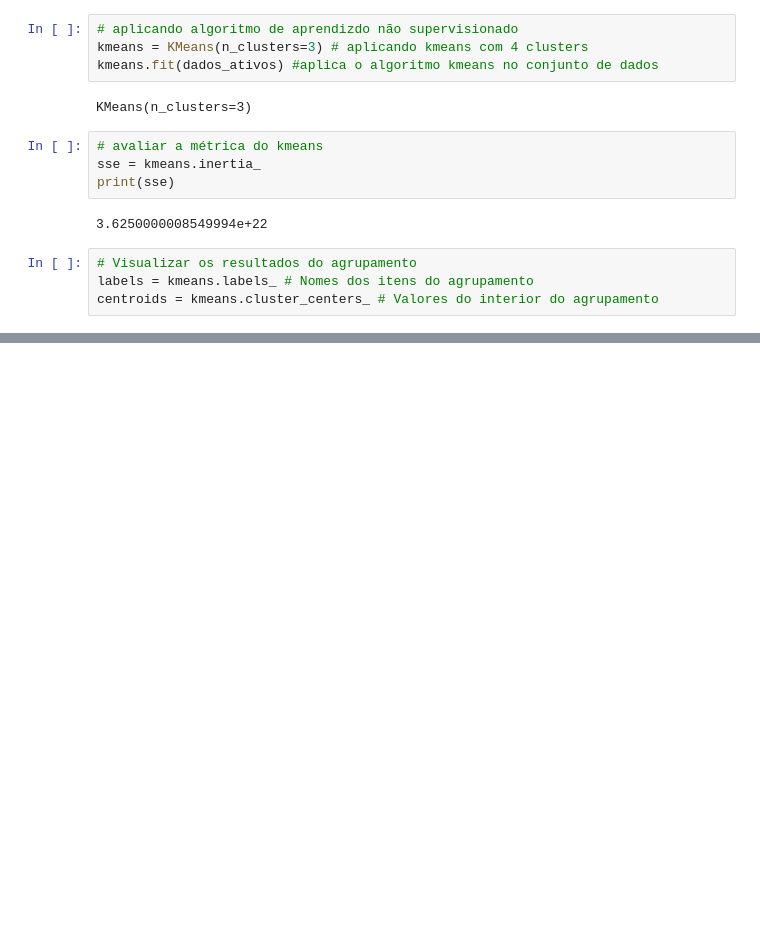
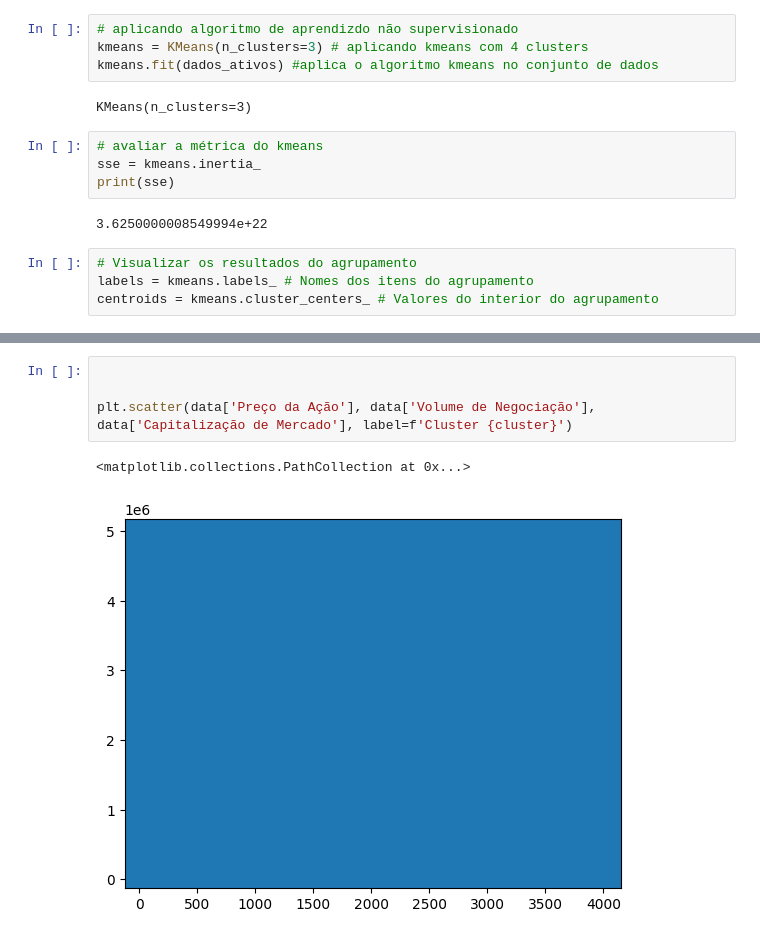
Before and after one commit to danielvieira95/IABD, a Jupyter notebook: codigos/Aula15-KmeansTB/codigoKmeans-TB.ipynb, the cells around one changed output, grey strips where cells are left out. Drawn from its saved outputs; the diff is of its cells as text; blank space fills up the shorter version.

```diff
--- a/codigos/Aula15-KmeansTB/codigoKmeans-TB.ipynb
+++ b/codigos/Aula15-KmeansTB/codigoKmeans-TB.ipynb
@@ -186,0 +179,7 @@ Cluster
+# %%
+
+
+plt.scatter(data['Preço da Ação'], data['Volume de Negociação'], data['Capitalização de Mercado'], label=f'Cluster {cluster}')
+# %% [output]
+<matplotlib.collections.PathCollection at 0x...>
+[figure, added]
```
Also changed, not shown: parts of 5 cells of this notebook.
